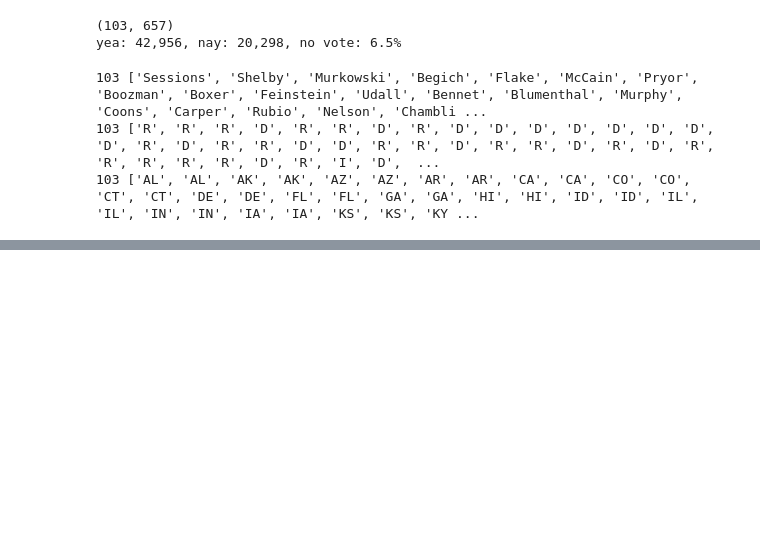
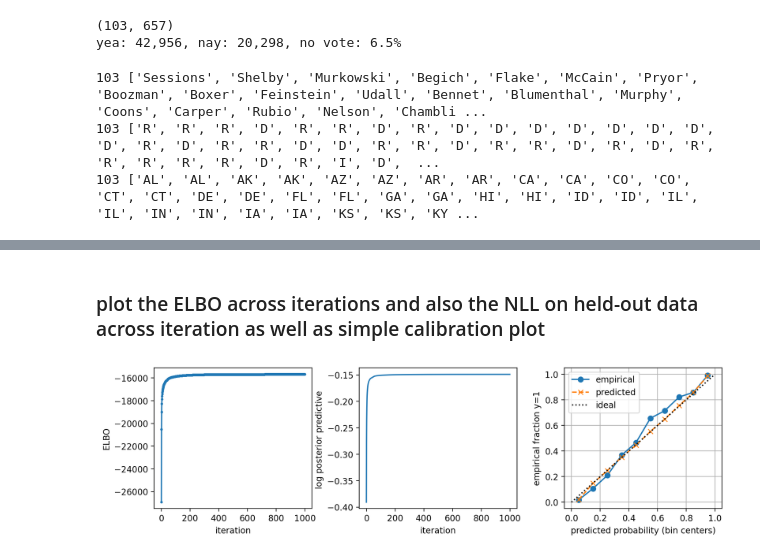
Before and after one commit to fred144/STCS6701, a Jupyter notebook: pset2_Q3.ipynb, the cells around one changed output, grey strips where cells are left out. Saved outputs shown, nothing was run; the diff lists cells and outputs as text; code cells hidden in the pictures; blank space fills up the shorter version.

```diff
--- a/pset2_Q3.ipynb
+++ b/pset2_Q3.ipynb
@@ -6,11 +6,10 @@ import numpy as np
 import pandas as pd
 import matplotlib.pyplot as plt
 from scipy.stats import norm
-from typing import Tuple, Dict, Any, List
-
 
 # set random seed
 np.random.seed(144)
+rng = np.random.RandomState(144)
 # %%
 # borrowed from last HW
 votes = pd.read_csv("votes.csv", header=None).values
@@ -1137,0 +432,3 @@ Iter 199  pseudo-ELBO -11674.1053  heldout-NLL 0.14649187741320321
+# %%
+res = run_cavi_full(votes, heldout_frac=0.10, max_iters=1000, tol=1e-4, verbose=True)
+print("final ELBO:", res["elbo_trace"][-1])
@@ -1137,0 +473,45 @@ Iter 199  pseudo-ELBO -11674.1053  heldout-NLL 0.14649187741320321
+# %% [markdown]
+### plot the ELBO across iterations and also the NLL on held-out data across iteration as well as simple calibration plot
+# %%
+fig, ax = plt.subplots(1, 3, dpi=200, figsize=(12, 3))
+plt.subplots_adjust(wspace=0.3)
+ax[0].plot(res["elbo_trace"], "-o", markersize=2)
+ax[0].set(xlabel="iteration", ylabel="ELBO")
+ax[1].plot(-res["nll_trace"])
+ax[1].set(xlabel="iteration", ylabel="log posterior predictive ")
+
+bins = 10
+
+i_idx = res["heldout_pairs"][:, 0].astype(int)
+j_idx = res["heldout_pairs"][:, 1].astype(int)
+mu = res["m_alpha"][j_idx] * (res["m_theta"][i_idx] - res["m_beta"][j_idx])
+p_hat = norm.cdf(mu)
+y_true = res["votes"][i_idx, j_idx]
+bins_edges = np.linspace(0, 1, bins + 1)
+bin_idx = np.digitize(p_hat, bins_edges) - 1
+bin_centers = 0.5 * (bins_edges[:-1] + bins_edges[1:])
+emp = []
+pred = []
+counts = []
+for b in range(bins):
+    mask = bin_idx == b
+    if np.any(mask):
+        emp.append(np.mean(y_true[mask]))
+        pred.append(np.mean(p_hat[mask]))
+        counts.append(np.sum(mask))
+    else:
+        emp.append(np.nan)
+        pred.append(np.nan)
+        counts.append(0)
+
+ax[2].plot(bin_centers, emp, "o-", label="empirical")
+ax[2].plot(bin_centers, pred, "x--", label="predicted")
+ax[2].plot([0, 1], [0, 1], "k:", label="ideal")
+ax[2].set(xlabel="predicted probability (bin centers)", ylabel="empirical fraction y=1")
+
+ax[2].legend()
+ax[2].grid(True)
+plt.savefig("calibration_and_trace_plot.png", bbox_inches="tight", dpi=200)
+plt.show()
+# %% [output]
+[figure, added]
```
Also changed, not shown: parts of 15 cells of this notebook, 6 other files.
